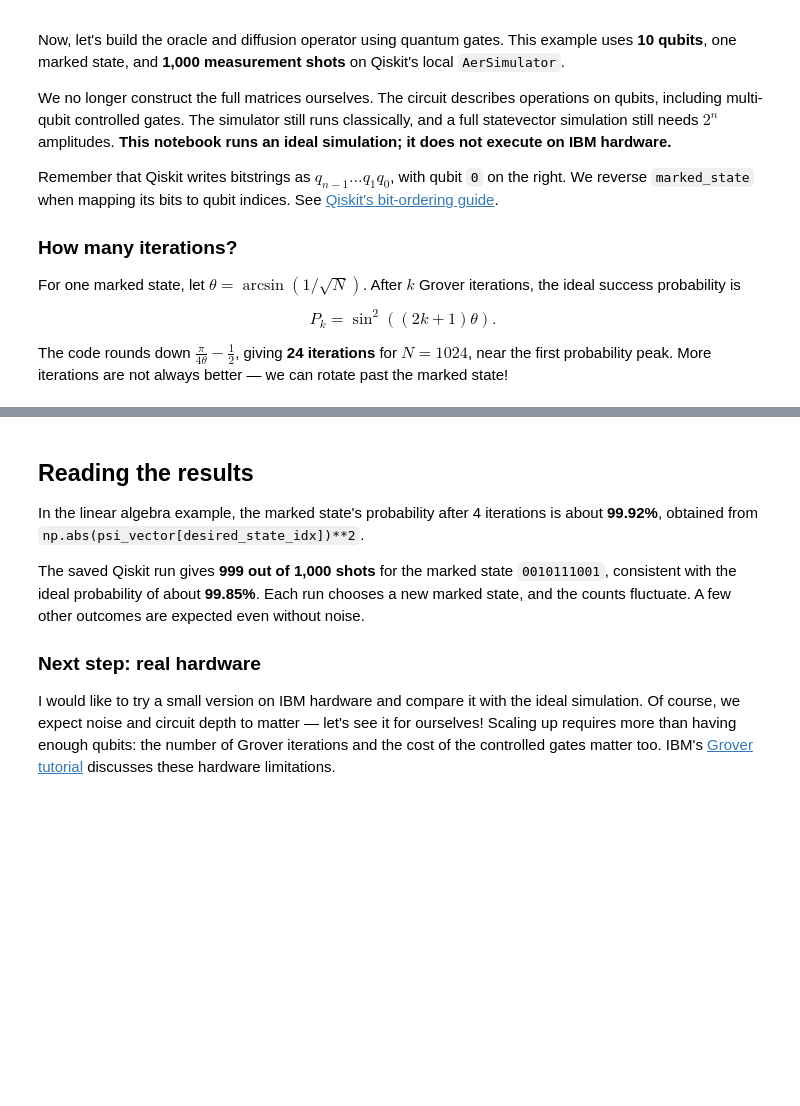
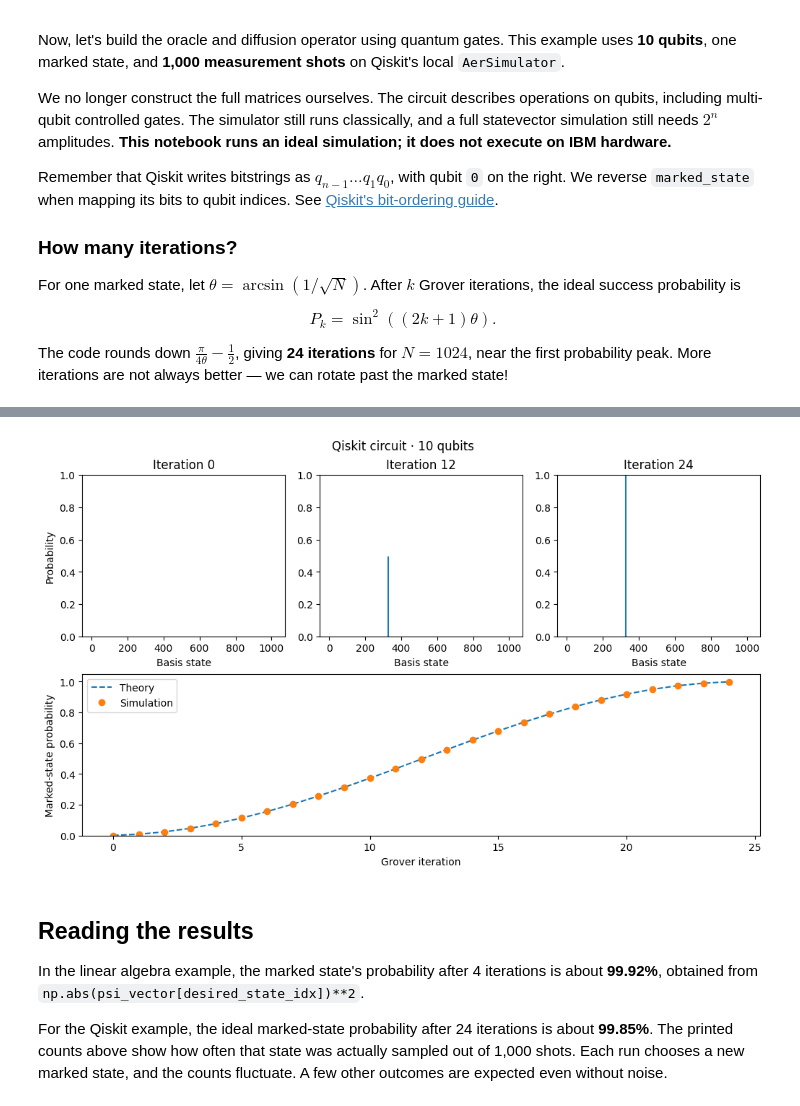
Before and after one commit to abdelrahmanseed/grover_algorithm, a Jupyter notebook: grover_algorithm_basic.ipynb, the cells around one changed output, grey strips where cells are left out. Drawn from its saved outputs; the diff is of its cells as text; code cells hidden in the pictures; blank space fills up the shorter version.

```diff
--- a/grover_algorithm_basic.ipynb
+++ b/grover_algorithm_basic.ipynb
@@ -229,10 +263,14 @@ num_iterations = int(((np.pi/2.0)/(np.arcsin(1/np.sqrt(2**num_qubits)))-1)/2)
 # Prepare the uniform superposition.
 for i in range(num_qubits): qc.h(i)
 
+# For this small example, record exact probabilities before measurement.
+qiskit_probability_history = [Statevector.from_instruction(qc).probabilities()]
+
 
 for _ in range(num_iterations):
     qc = oracle(num_qubits, marked_state)
     qc = Grover_diffusion_operator(num_qubits)
+    qiskit_probability_history.append(Statevector.from_instruction(qc).probabilities())
 
 
 qc.measure_all()
@@ -259,10 +303,11 @@ This is the desired state: 0010111001
+# %%
+plot_probability_evolution(qiskit_probability_history, int(marked_state, 2),
+                           f"Qiskit circuit · {num_qubits} qubits")
+# %% [output]
+[figure, added]
 # %% [markdown]
 ## Reading the results
 
 In the linear algebra example, the marked state's probability after 4 iterations is about **99.92%**, obtained from `np.abs(psi_vector[desired_state_idx])**2`.
 
-The saved Qiskit run gives **999 out of 1,000 shots** for the marked state `0010111001`, consistent with the ideal probability of about **99.85%**. Each run chooses a new marked state, and the counts fluctuate. A few other outcomes are expected even without noise.
-
-### Next step: real hardware
-
-I would like to try a small version on IBM hardware and compare it with the ideal simulation. Of course, we expect noise and circuit depth to matter — let's see it for ourselves! Scaling up requires more than having enough qubits: the number of Grover iterations and the cost of the controlled gates matter too. IBM's [Grover tutorial](https://quantum.cloud.ibm.com/docs/en/tutorials/grovers-algorithm) discusses these hardware limitations.
+For the Qiskit example, the ideal marked-state probability after 24 iterations is about **99.85%**. The printed counts above show how often that state was actually sampled out of 1,000 shots. Each run chooses a new marked state, and the counts fluctuate. A few other outcomes are expected even without noise.
```
Also changed, not shown: parts of 6 cells of this notebook, 1 other file.
